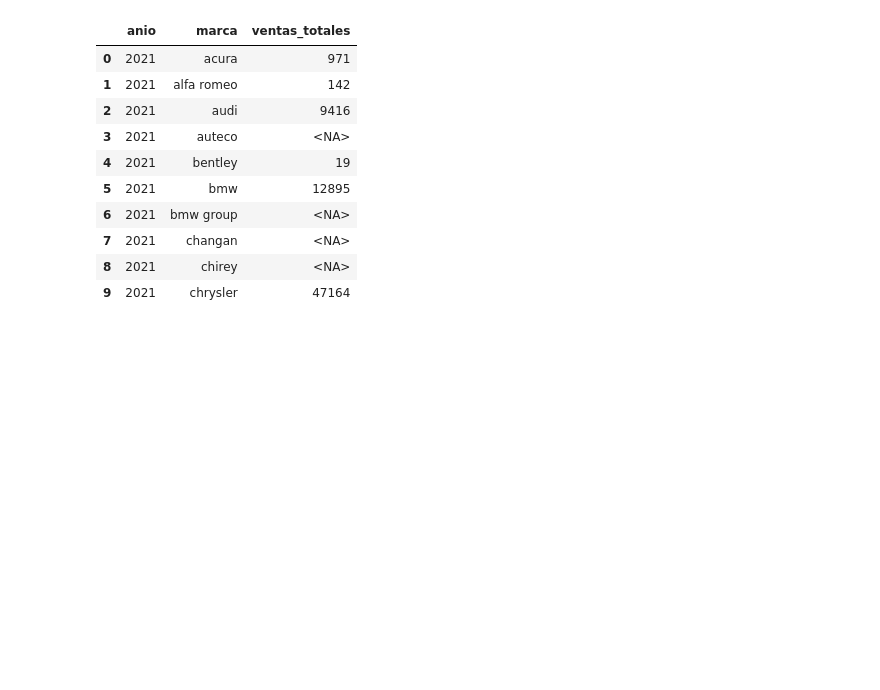
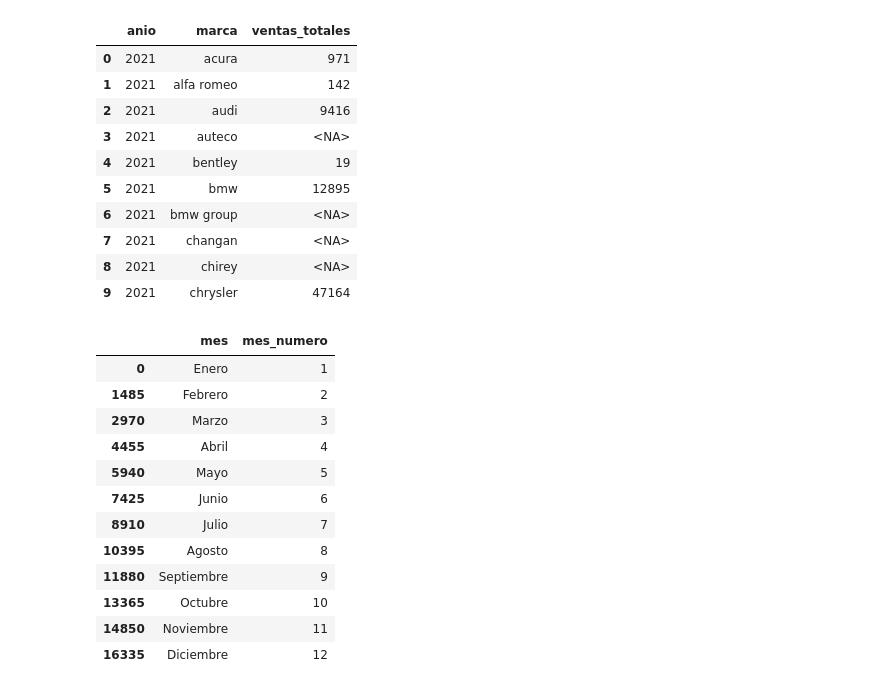
Before and after one commit to MarcoAnmain/Sprint_7_Project, a Jupyter notebook: notebooks/EDA.ipynb, the cells around one changed output. Cells and saved outputs as stored; diff of their text form; code cells hidden in the pictures; blank space fills up the shorter version.

```diff
--- a/notebooks/EDA.ipynb
+++ b/notebooks/EDA.ipynb
@@ -212,0 +232,26 @@ import plotly.express as px
+# %%
+# Definir el orden de los meses
+orden_meses = [
+    'enero', 'febrero', 'marzo', 'abril', 'mayo', 'junio',
+    'julio', 'agosto', 'septiembre', 'octubre', 'noviembre', 'diciembre'
+]
+
+ventas['mes_numero'] = ventas['mes'].str.strip().str.lower().map(
+    {mes: numero for numero, mes in enumerate(orden_meses, start=1)}
+)
+
+ventas[['mes', 'mes_numero']].drop_duplicates().sort_values('mes_numero')
+# %% [output]
+|  | mes | mes_numero |
+| 0 | Enero | 1 |
+| 1485 | Febrero | 2 |
+| 2970 | Marzo | 3 |
+| 4455 | Abril | 4 |
+| 5940 | Mayo | 5 |
+| 7425 | Junio | 6 |
+| 8910 | Julio | 7 |
+| 10395 | Agosto | 8 |
+| 11880 | Septiembre | 9 |
+| 13365 | Octubre | 10 |
+| 14850 | Noviembre | 11 |
+| 16335 | Diciembre | 12 |
```
Also changed, not shown: parts of 9 cells of this notebook.
